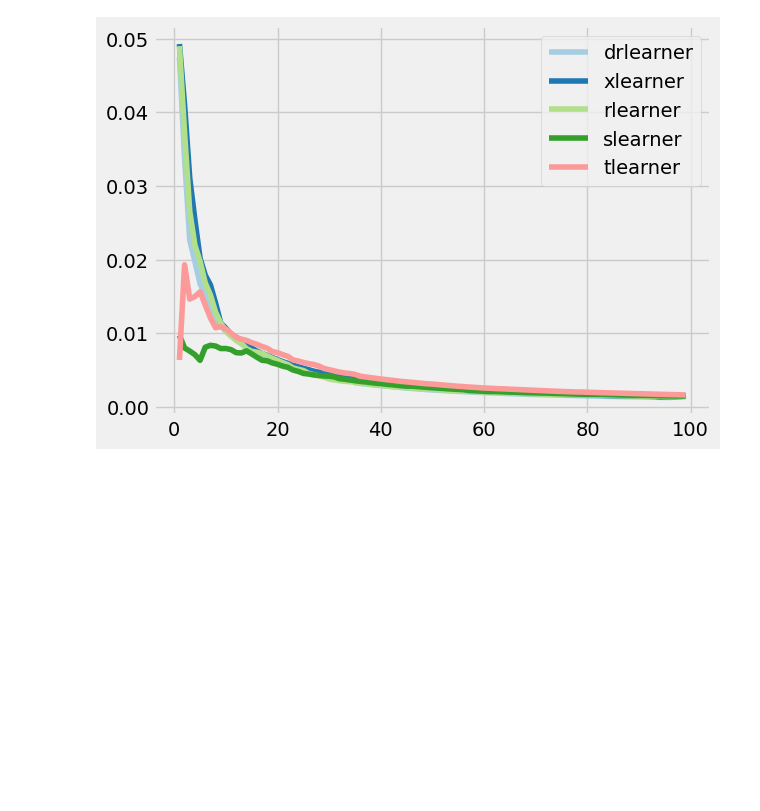
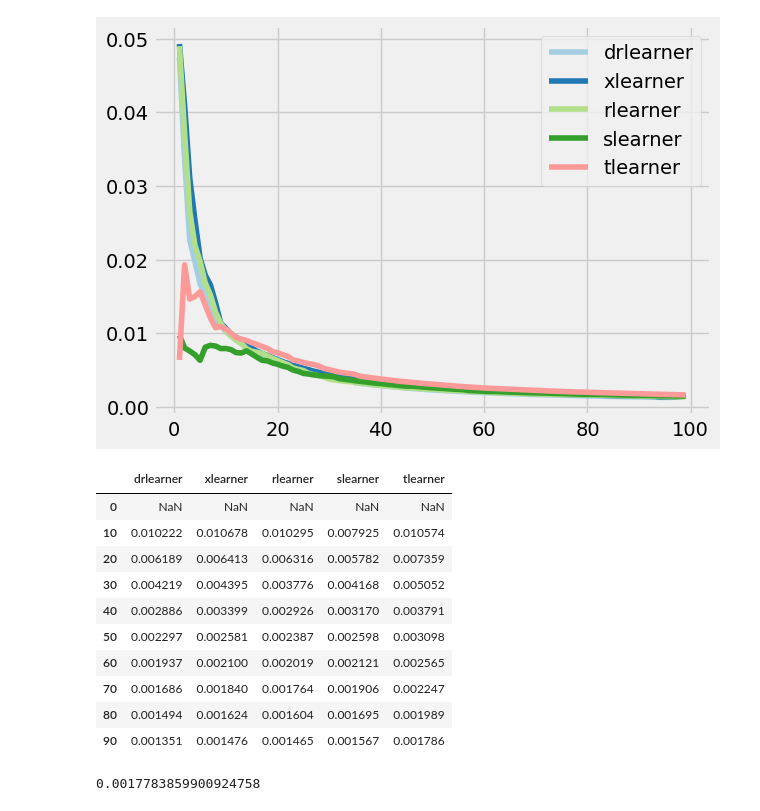
Before and after one commit to YuriNakayama/cate, a Jupyter notebook: dev/eda/causalml.ipynb, the cells around one changed output. Drawn from its saved outputs; the diff is of its cells as text; code cells hidden in the pictures; blank space fills up the shorter version.

```diff
--- a/dev/eda/causalml.ipynb
+++ b/dev/eda/causalml.ipynb
@@ -350,3 +350,22 @@ cv_df.plot()
 [figure]
 # %%
 timer.to_csv(pathlinker.prediction / "metalearner_duration.csv")
+# %%
+cv_df.iloc[range(0, 100, 10), :]
+# %% [output]
+|  | drlearner | xlearner | rlearner | slearner | tlearner |
+| 0 | NaN | NaN | NaN | NaN | NaN |
+| 10 | 0.010222 | 0.010678 | 0.010295 | 0.007925 | 0.010574 |
+| 20 | 0.006189 | 0.006413 | 0.006316 | 0.005782 | 0.007359 |
+| 30 | 0.004219 | 0.004395 | 0.003776 | 0.004168 | 0.005052 |
+| 40 | 0.002886 | 0.003399 | 0.002926 | 0.003170 | 0.003791 |
+| 50 | 0.002297 | 0.002581 | 0.002387 | 0.002598 | 0.003098 |
+| 60 | 0.001937 | 0.002100 | 0.002019 | 0.002121 | 0.002565 |
+| 70 | 0.001686 | 0.001840 | 0.001764 | 0.001906 | 0.002247 |
+| 80 | 0.001494 | 0.001624 | 0.001604 | 0.001695 | 0.001989 |
+| 90 | 0.001351 | 0.001476 | 0.001465 | 0.001567 | 0.001786 |
+# %%
+tg_flg = output_df["treatment"] == 1
+output_df.loc[tg_flg, "conversion"].mean() - output_df.loc[~tg_flg, "conversion"].mean()
+# %% [output]
+0.0017783859900924758
```
Also changed, not shown: parts of 4 cells of this notebook, 4 other files.
